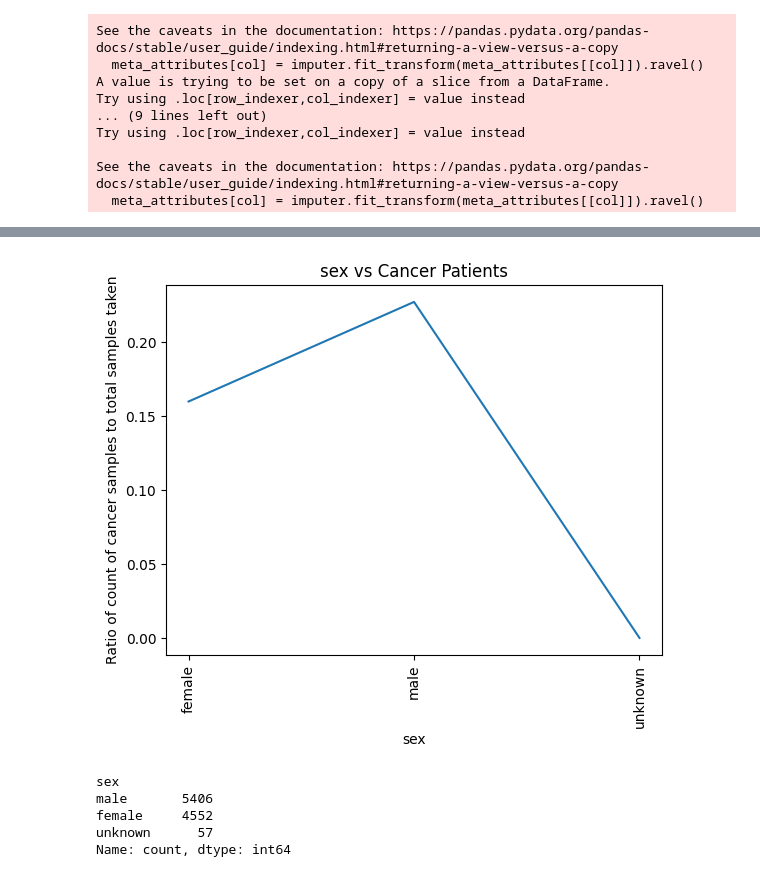
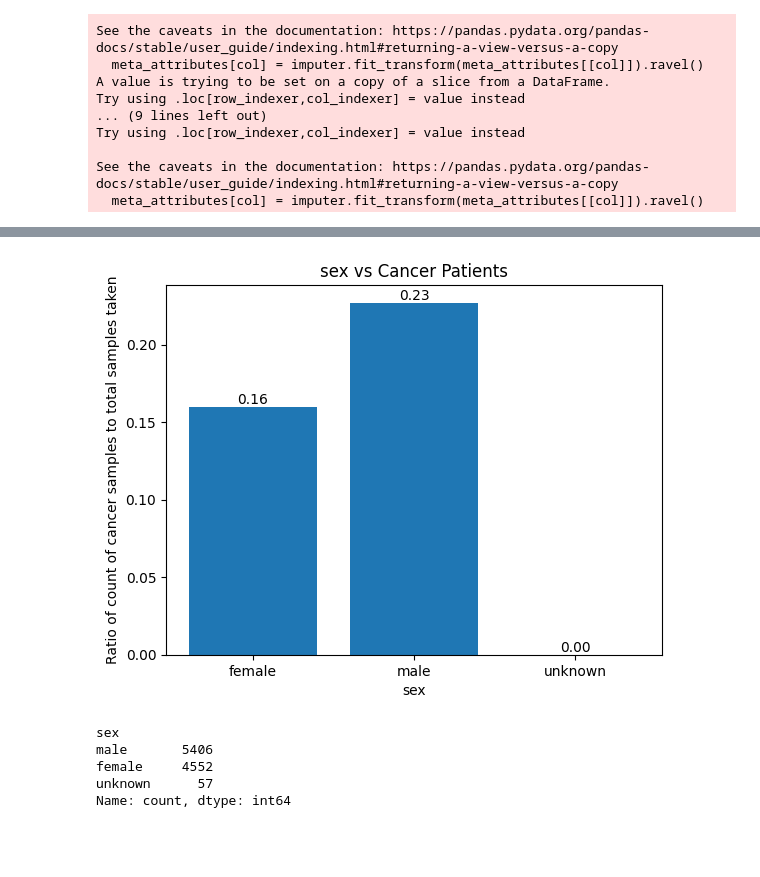
Before and after one commit to ShivanshuKGupta/AI_in_HC, a Jupyter notebook: analysis.ipynb, the cells around one changed output, grey strips where cells are left out. Cells and saved outputs as stored; diff of their text form; code cells hidden in the pictures; blank space fills up the shorter version.

```diff
--- a/analysis.ipynb
+++ b/analysis.ipynb
@@ -71,7 +71,9 @@ y = []
 
 for age in x:
     indices = meta_attributes['age']==age
-    y.append(sum(meta_attributes[indices]['dx'].isin(['bcc', 'mel', 'akiec']))/samples_taken[age])
+    ratio = sum(meta_attributes[indices]['dx'].isin(['bcc', 'mel', 'akiec']))/samples_taken[age]
+    # plt.text(x=age, y=ratio,s= "%.2f"%ratio, ha='center', va='bottom')
+    y.append(ratio)
 
 plt.plot(x, y)
 plt.text(0, 0.5, "Here, we took the ratio instead of raw count\nso as to avoid biasness towards any age")
@@ -149,12 +151,14 @@ y = []
 
 for dx_type in x:
     indices = meta_attributes['dx_type']==dx_type
-    y.append(sum(meta_attributes[indices]['dx'].isin(['bcc', 'mel', 'akiec']))/samples_taken[dx_type])
+    ratio = sum(meta_attributes[indices]['dx'].isin(['bcc', 'mel', 'akiec']))/samples_taken[dx_type]
+    plt.text(x=dx_type, y=ratio,s= "%.2f"%ratio, ha='center', va='bottom')
+    y.append(ratio)
 
 plt.plot(x, y)
 plt.ylabel("Ratio of count of cancer samples to total samples taken")
 plt.xlabel("dx_type")
-plt.text(0, 0.5, "Here, we took the ratio instead of raw count\nso as to avoid biasness towards any age")
+# plt.text(0, 0.5, "Here, we took the ratio instead of raw count\nso as to avoid biasness towards any age")
 plt.title("dx_type vs Cancer Patients")
 plt.xticks(rotation='vertical')
 plt.show()
@@ -170,22 +174,24 @@ Name: count, dtype: int64
 # %%
 sexs = meta_attributes['sex']
 samples_taken = sexs.value_counts()
 x = samples_taken.keys().sort_values()
 y = []
 
 for sex in x:
     indices = meta_attributes['sex']==sex
-    y.append(sum(meta_attributes[indices]['dx'].isin(['bcc', 'mel', 'akiec']))/samples_taken[sex])
+    ratio = sum(meta_attributes[indices]['dx'].isin(['bcc', 'mel', 'akiec']))/samples_taken[sex]
+    plt.text(x=sex, y=ratio,s= "%.2f"%ratio, ha='center', va='bottom')
+    y.append(ratio)
 
-plt.plot(x, y)
+plt.bar(x, y)
 plt.ylabel("Ratio of count of cancer samples to total samples taken")
 plt.xlabel("sex")
 plt.title("sex vs Cancer Patients")
-plt.xticks(rotation='vertical')
+# plt.xticks(rotation='ho')
 plt.show()
 samples_taken
 # %% [output]
-[figure, old version]
+[figure, new version]
 sex
 male       5406
 female     4552
```
Also changed, not shown: parts of 1 cell of this notebook, 1 other file.
